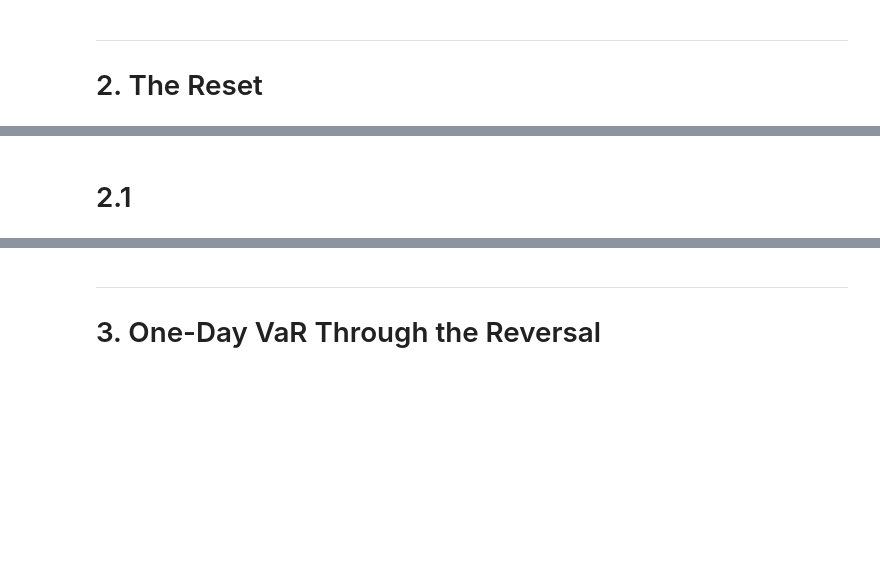
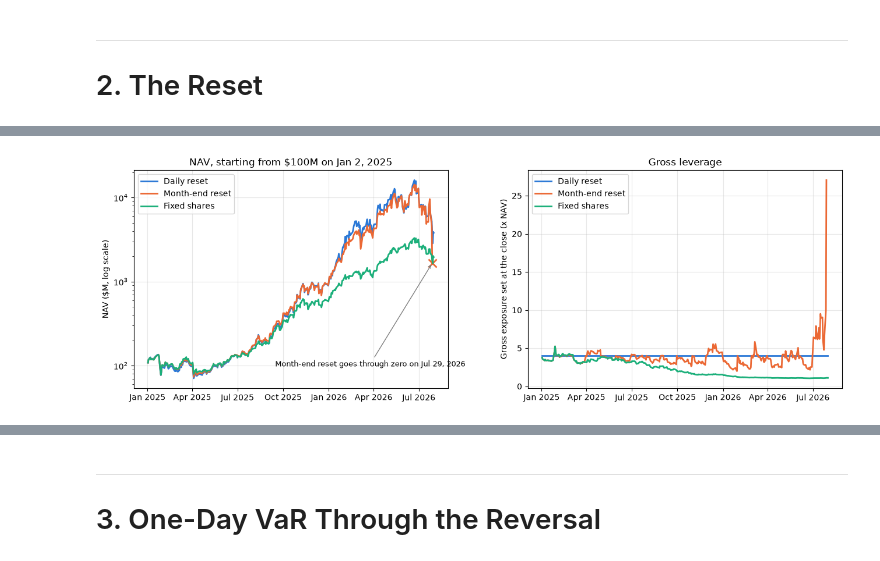
Before and after one commit to lucasalbinlazcano/ContextualAlertness, a Jupyter notebook: notebook/contextual_alertness.ipynb, the cells around one changed output, grey strips where cells are left out. Saved outputs shown, nothing was run; the diff lists cells and outputs as text; code cells hidden in the pictures; blank space fills up the shorter version.

```diff
--- a/notebook/contextual_alertness.ipynb
+++ b/notebook/contextual_alertness.ipynb
@@ -420,5 +420,69 @@ The Sharpe ratio estimated on the 18 months of data, 3.11, is evidence that the
 > - For fixed shares initialized at the July 23, 2026 close to the 4x target on $100 million: NAV, long exposure, short exposure, and gross leverage at each of the four closes through July 29. Compare NAV with the daily-reset portfolio over the same four days.
 >
 > Could a fund have maintained each path? Use the gross exposures and NAV paths to explain what daily resetting assumes about the fund as a going concern, which convention a real fund lives under, and why the same positions lose different fractions of NAV over the reversal.
-# %% [markdown]
-# 2.1
+# %%
+# 2.1
+import matplotlib.dates as mdates
+from matplotlib.ticker import PercentFormatter
+
+NAV0 = 100e6
+month_ends = set(returns.index.to_series().groupby(returns.index.to_period("M")).max())
+
+def run_book(rets, rule, nav0=NAV0):
+    """Dollar book that starts on the target weights at the prior close. Cash earns nothing.
+    rule: 'daily' resets at every close, 'month' at month-end closes, 'fixed' never trades.
+    Each row is measured at the close after any reset, so it's the exposure set for the next day."""
+    pos = weights * nav0
+    cash = nav0 - pos.sum()
+    rows = []
+    for date, r in rets[tickers].iterrows():
+        pos = pos * (1 + r)
+        nav = cash + pos.sum()
+        if nav <= 0:                       # wiped out: record it and stop
+            rows.append({"date": date, "nav": nav})
+            break
+        turnover = 0.0
+        if rule == "daily" or (rule == "month" and date in month_ends):
+            target = weights * nav
+            turnover = (target - pos).abs().sum() / nav
+            pos, cash = target, nav - target.sum()
+        rows.append({"date": date, "nav": nav,
+                     "long": pos[long_tickers].sum() / nav,
+                     "short": pos[short_tickers].sum() / nav,
+                     "gross": pos.abs().sum() / nav,
+                     "turnover": turnover})
+    return pd.DataFrame(rows).set_index("date")
+
+rules = {"Daily reset": "daily", "Month-end reset": "month", "Fixed shares": "fixed"}
+paths = {name: run_book(returns.loc["2025-01-02":], rule) for name, rule in rules.items()}
+
+# sanity check: the daily-reset dollar book is exactly the 4x return series
+assert np.allclose(paths["Daily reset"]["nav"], NAV0 * (1 + book_4x.loc["2025-01-02":]).cumprod())
+
+colors = {"Daily reset": "#2a78d6", "Month-end reset": "#eb6834", "Fixed shares": "#1baf7a"}
+
+fig, axes = plt.subplots(1, 2, figsize=(13, 4.5))
+for name, p in paths.items():
+    alive = p[p["nav"] > 0]
+    axes[0].plot(alive.index, alive["nav"] / 1e6, color=colors[name], lw=2, label=name)
+    axes[1].plot(alive.index, alive["gross"], color=colors[name], lw=2, label=name)
+    if (p["nav"] <= 0).any():
+        axes[0].plot(alive.index[-1], alive["nav"].iloc[-1] / 1e6, "x", color=colors[name], ms=10, mew=2)
+        axes[0].annotate(f"{name} goes through zero on {p.index[-1]:%b %d, %Y}",
+                         (alive.index[-1], alive["nav"].iloc[-1] / 1e6),
+                         xytext=(0.45, 0.1), textcoords="axes fraction", fontsize=9,
+                         arrowprops=dict(arrowstyle="->", color="gray"))
+axes[0].set_yscale("log")
+axes[0].set_ylabel("NAV ($M, log scale)")
+axes[0].set_title("NAV, starting from $100M on Jan 2, 2025")
+axes[1].set_ylabel("Gross exposure set at the close (x NAV)")
+axes[1].set_title("Gross leverage")
+for ax in axes:
+    ax.xaxis.set_major_locator(mdates.MonthLocator(bymonth=[1, 4, 7, 10]))
+    ax.xaxis.set_major_formatter(mdates.DateFormatter("%b %Y"))
+    ax.legend()
+    ax.grid(alpha=0.3)
+plt.tight_layout()
+plt.show()
+# %% [output]
+[figure, added]
```
Also changed, not shown: parts of 19 cells of this notebook.
